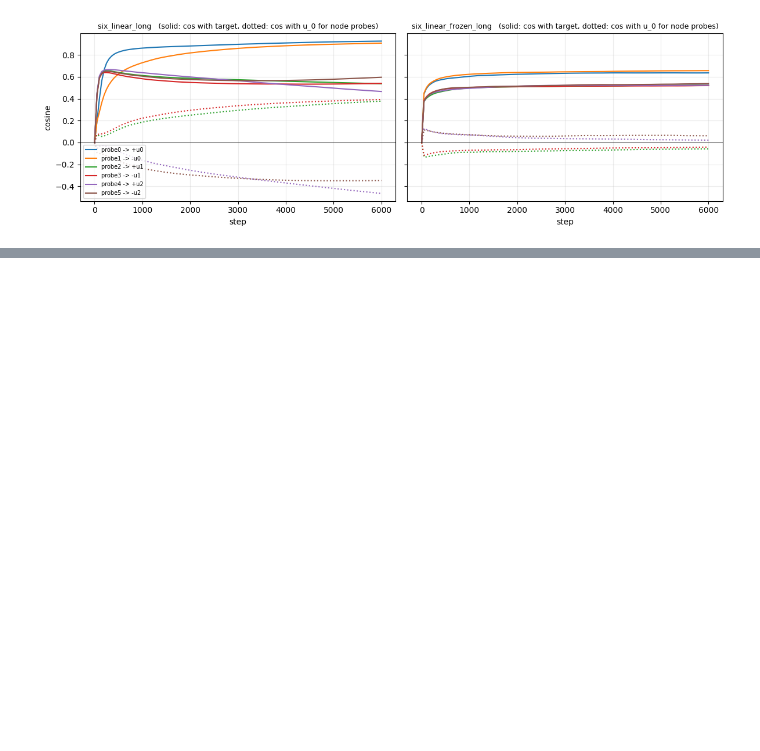
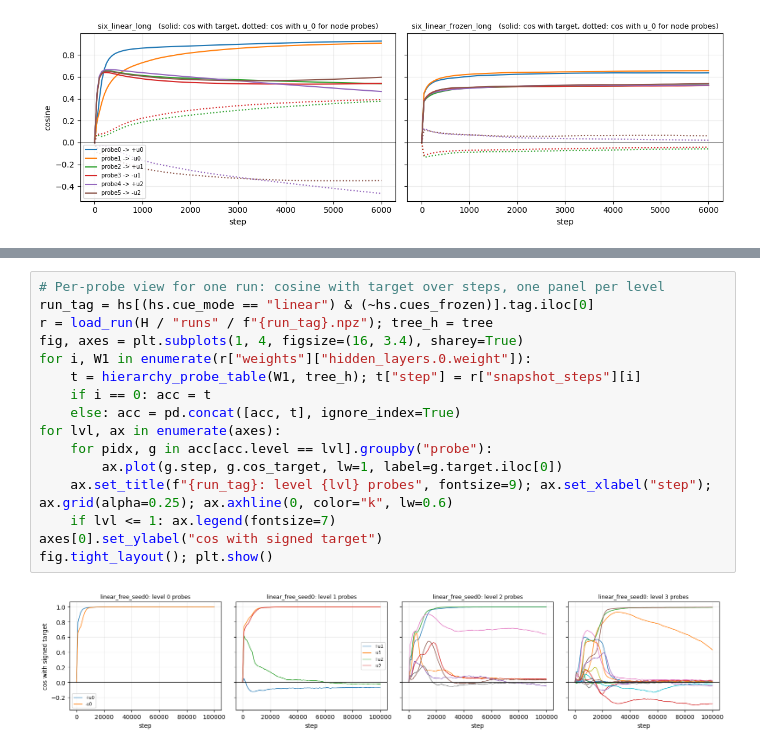
Before and after one commit to HarishGP/layer-lenses, a Jupyter notebook: notebooks/designed_init_u0.ipynb, the cells around one changed output, grey strips where cells are left out. Cells and saved outputs as stored; diff of their text form; blank space fills up the shorter version.

```diff
--- a/notebooks/designed_init_u0.ipynb
+++ b/notebooks/designed_init_u0.ipynb
@@ -403,0 +473,18 @@ fig.tight_layout(); plt.show()
+# %%
+# Per-probe view for one run: cosine with target over steps, one panel per level
+run_tag = hs[(hs.cue_mode == "linear") & (~hs.cues_frozen)].tag.iloc[0]
+r = load_run(H / "runs" / f"{run_tag}.npz"); tree_h = tree
+fig, axes = plt.subplots(1, 4, figsize=(16, 3.4), sharey=True)
+for i, W1 in enumerate(r["weights"]["hidden_layers.0.weight"]):
+    t = hierarchy_probe_table(W1, tree_h); t["step"] = r["snapshot_steps"][i]
+    if i == 0: acc = t
+    else: acc = pd.concat([acc, t], ignore_index=True)
+for lvl, ax in enumerate(axes):
+    for pidx, g in acc[acc.level == lvl].groupby("probe"):
+        ax.plot(g.step, g.cos_target, lw=1, label=g.target.iloc[0])
+    ax.set_title(f"{run_tag}: level {lvl} probes", fontsize=9); ax.set_xlabel("step"); ax.grid(alpha=0.25); ax.axhline(0, color="k", lw=0.6)
+    if lvl <= 1: ax.legend(fontsize=7)
+axes[0].set_ylabel("cos with signed target")
+fig.tight_layout(); plt.show()
+# %% [output]
+[figure, added]
```
Also changed, not shown: parts of 4 cells of this notebook, 56 other files.
